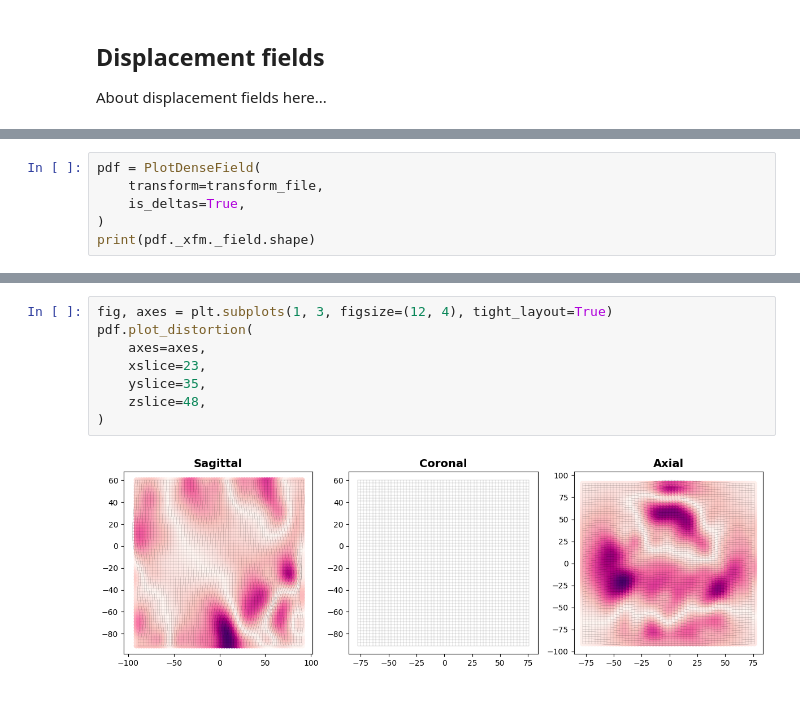
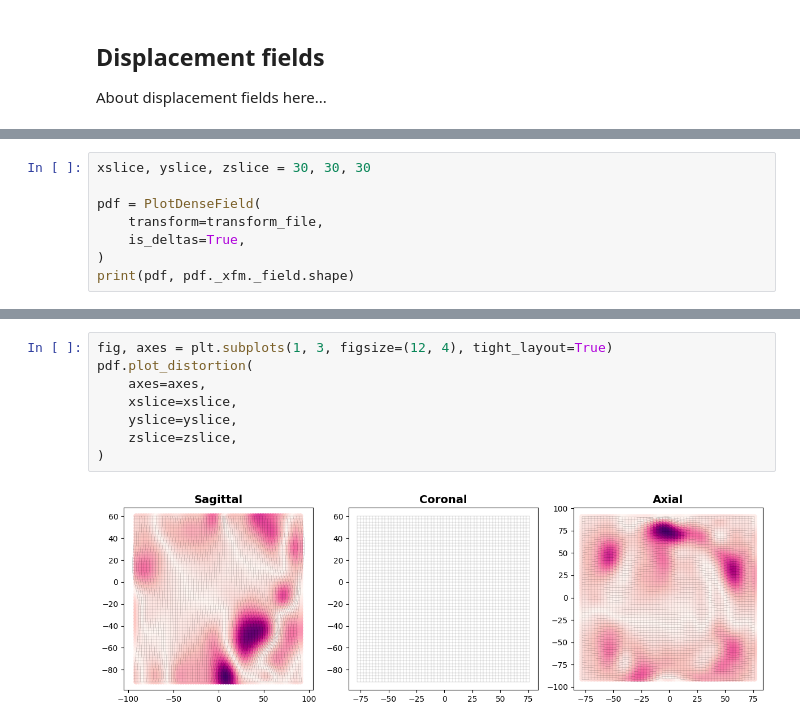
Before and after one commit to nipy/nitransforms, a Jupyter notebook: docs/notebooks/Visualizing transforms.ipynb, the cells around one changed output, grey strips where cells are left out. Saved outputs shown, nothing was run; the diff lists cells and outputs as text.

```diff
--- a/docs/notebooks/Visualizing transforms.ipynb
+++ b/docs/notebooks/Visualizing transforms.ipynb
@@ -62,7 +53,9 @@ nii.orthoview()
 # %%
+xslice, yslice, zslice = 30, 30, 30
+
 pdf = PlotDenseField(
     transform=transform_file,
     is_deltas=True,
 )
-print(pdf._xfm._field.shape)
+print(pdf, pdf._xfm._field.shape)
 # %% [output]
@@ -70,10 +66,10 @@ print(pdf._xfm._field.shape)
 # %%
 fig, axes = plt.subplots(1, 3, figsize=(12, 4), tight_layout=True)
 pdf.plot_distortion(
     axes=axes,
-    xslice=23,
-    yslice=35,
-    zslice=48,
+    xslice=xslice,
+    yslice=yslice,
+    zslice=zslice,
 )
 # %% [output]
-[figure, old version]
+[figure, new version]
```
Also changed, not shown: parts of 23 cells of this notebook, 1 other file.
